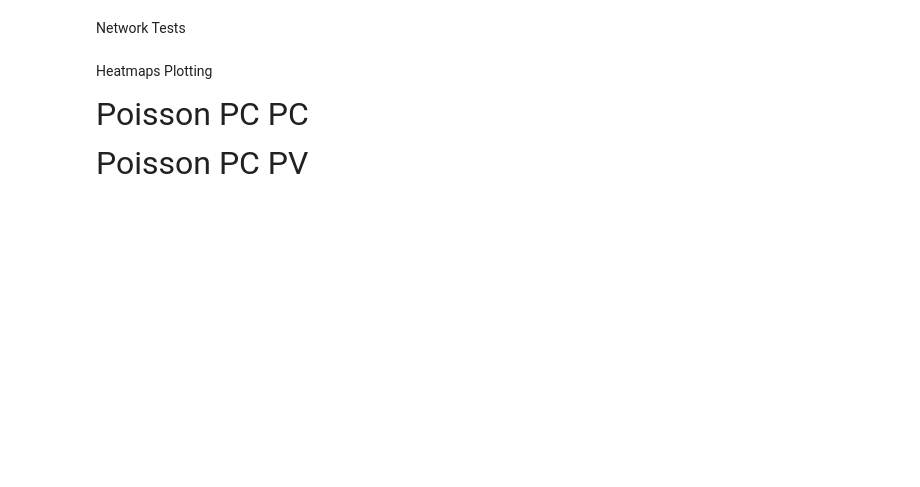
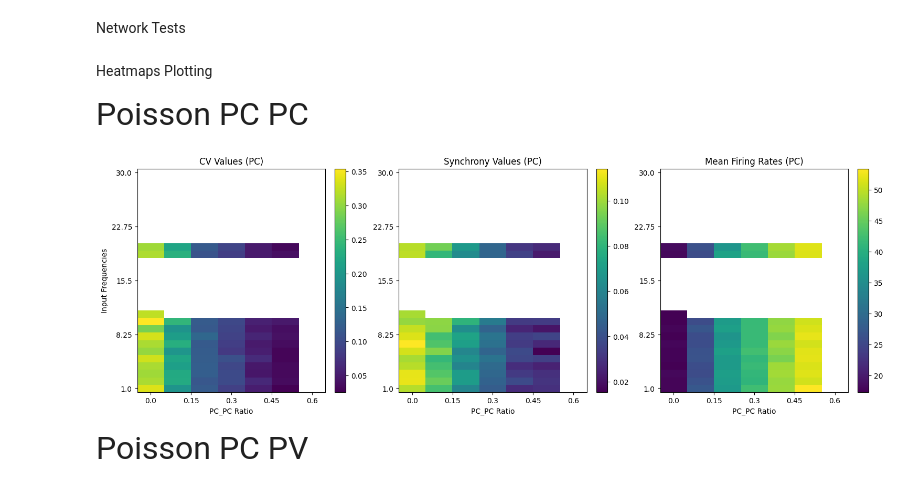
Before and after one commit to Aramatos/dynapse2_adaptation, a Jupyter notebook: Network_heatmaps_fig.ipynb, the cells around one changed output. Drawn from its saved outputs; the diff is of its cells as text; code cells hidden in the pictures; blank space fills up the shorter version.

```diff
--- a/Network_heatmaps_fig.ipynb
+++ b/Network_heatmaps_fig.ipynb
@@ -41,12 +41,16 @@ save_directory_path = os.path.join(documents_path, "dynapse-se2-data")
 data_type_path = os.path.join(save_directory_path, "network_heatmaps")
 # %% [markdown]
 <font size=8> Heatmaps Plotting
+# %%
+data_type_path = os.path.join(data_type_path, "Sweep_00")
 # %% [markdown]
 <font size=6> Poisson PC PC
 # %%
-data_path_4 = os.path.join(data_type_path, "EI_sweep_PC_PC_poisson.npy")
-data_4 = np.load(data_path_4, allow_pickle=True).item()
-plot_heatmaps(data_4, 'PC_PC Ratio')
+data_path_1 = os.path.join(data_type_path, "EI_sweep_PC_PC_poisson.npy")
+data_1 = np.load(data_path_1, allow_pickle=True).item()
+plot_heatmaps(data_1, 'PC_PC Ratio')
+# %% [output]
+[figure, added]
 # %% [markdown]
 <font size=6> Poisson PC PV
 # %%
```
Also changed, not shown: parts of 6 cells of this notebook, 2 other files.
